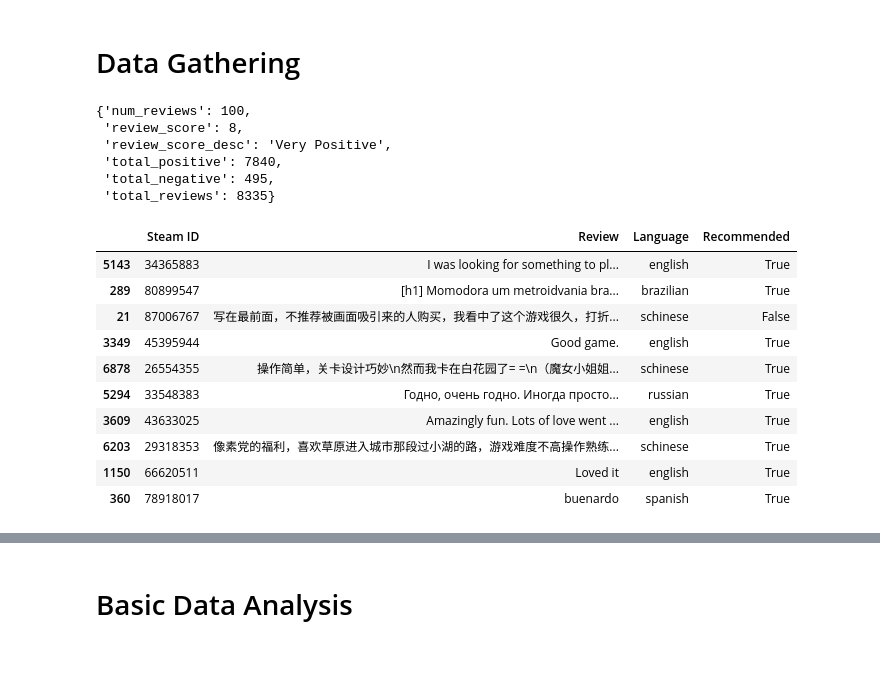
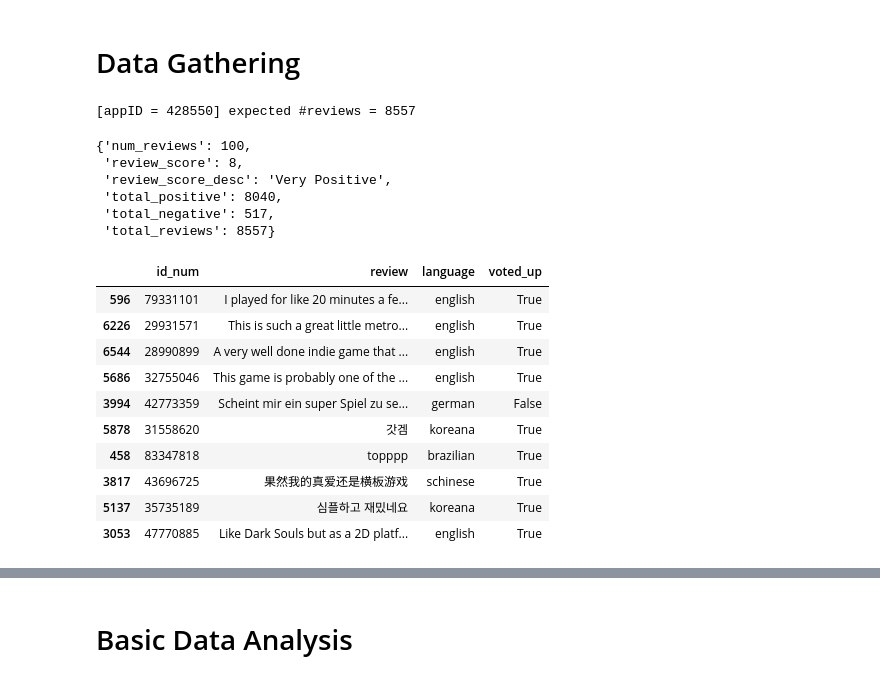
Before and after one commit to khanhhuy288/steam-insider, a Jupyter notebook: Aspect Extraction.ipynb, the cells around one changed output, grey strips where cells are left out. Cells and saved outputs as stored; diff of their text form; code cells hidden in the pictures.

```diff
--- a/Aspect Extraction.ipynb
+++ b/Aspect Extraction.ipynb
@@ -8,31 +24,34 @@ app_id = 428550
 # Game: Pizza Game
 # app_id = 710710
 
-# review_dict, query_count = steamreviews.download_reviews_for_app_id(app_id)
-review_dict = steamreviews.load_review_dict(app_id)
+# set request parameters
+request_params = {}
+request_params['language'] = 'english'
+
+review_dict, query_count = steamreviews.download_reviews_for_app_id(app_id)
+# review_dict = steamreviews.load_review_dict(app_id)
+# %% [output]
+[appID = 428550] expected #reviews = 8557
 # %%
 review_dict['query_summary']
 # %% [output]
 {'num_reviews': 100,
  'review_score': 8,
  'review_score_desc': 'Very Positive',
- 'total_positive': 7840,
- 'total_negative': 495,
- 'total_reviews': 8335}
+ 'total_positive': 8040,
+ 'total_negative': 517,
+ 'total_reviews': 8557}
 # %%
-import json
-import pandas as pd
-
 data = steamreviews.load_review_dict(app_id)
 data = data['reviews']
 review_dataset = []
 
 for id_num, info in data.items():
-    review = {'Steam ID': id_num,
-              'Review':info['review'],
-              'Language':info['language'],
-              'Recommended':info['voted_up']}
+    review = {'id_num': id_num,
+              'review':info['review'],
+              'language':info['language'],
+              'voted_up':info['voted_up']}
 
     review_dataset.append(review)
 # %%
-text_df = pd.DataFrame(review_dataset)
+review_df = pd.DataFrame(review_dataset)
@@ -52,14 +58,14 @@ from sklearn.feature_extraction.text import CountVectorizer
 # %%
-text_df.sample(10)
+review_df.sample(10)
 # %% [output]
-|  | Steam ID | Review | Language | Recommended |
-| 5143 | 34365883 | I was looking for something to pl... | english | True |
-| 289 | 80899547 | [h1] Momodora um metroidvania bra... | brazilian | True |
-| 21 | 87006767 | 写在最前面，不推荐被画面吸引来的人购买，我看中了这个游戏很久，打折... | schinese | False |
-| 3349 | 45395944 | Good game. | english | True |
-| 6878 | 26554355 | 操作简单，关卡设计巧妙\n然而我卡在白花园了= =\n（魔女小姐姐... | schinese | True |
-| 5294 | 33548383 | Годно, очень годно. Иногда просто... | russian | True |
-| 3609 | 43633025 | Amazingly fun. Lots of love went ... | english | True |
-| 6203 | 29318353 | 像素党的福利，喜欢草原进入城市那段过小湖的路，游戏难度不高操作熟练... | schinese | True |
-| 1150 | 66620511 | Loved it | english | True |
-| 360 | 78918017 | buenardo | spanish | True |
+|  | id_num | review | language | voted_up |
+| 596 | 79331101 | I played for like 20 minutes a fe... | english | True |
+| 6226 | 29931571 | This is such a great little metro... | english | True |
+| 6544 | 28990899 | A very well done indie game that ... | english | True |
+| 5686 | 32755046 | This game is probably one of the ... | english | True |
+| 3994 | 42773359 | Scheint mir ein super Spiel zu se... | german | False |
+| 5878 | 31558620 | 갓겜 | koreana | True |
+| 458 | 83347818 | topppp | brazilian | True |
+| 3817 | 43696725 | 果然我的真爱还是横板游戏 | schinese | True |
+| 5137 | 35735189 | 심플하고 재밌네요 | koreana | True |
+| 3053 | 47770885 | Like Dark Souls but as a 2D platf... | english | True |
```
Also changed, not shown: parts of 8 cells of this notebook.
